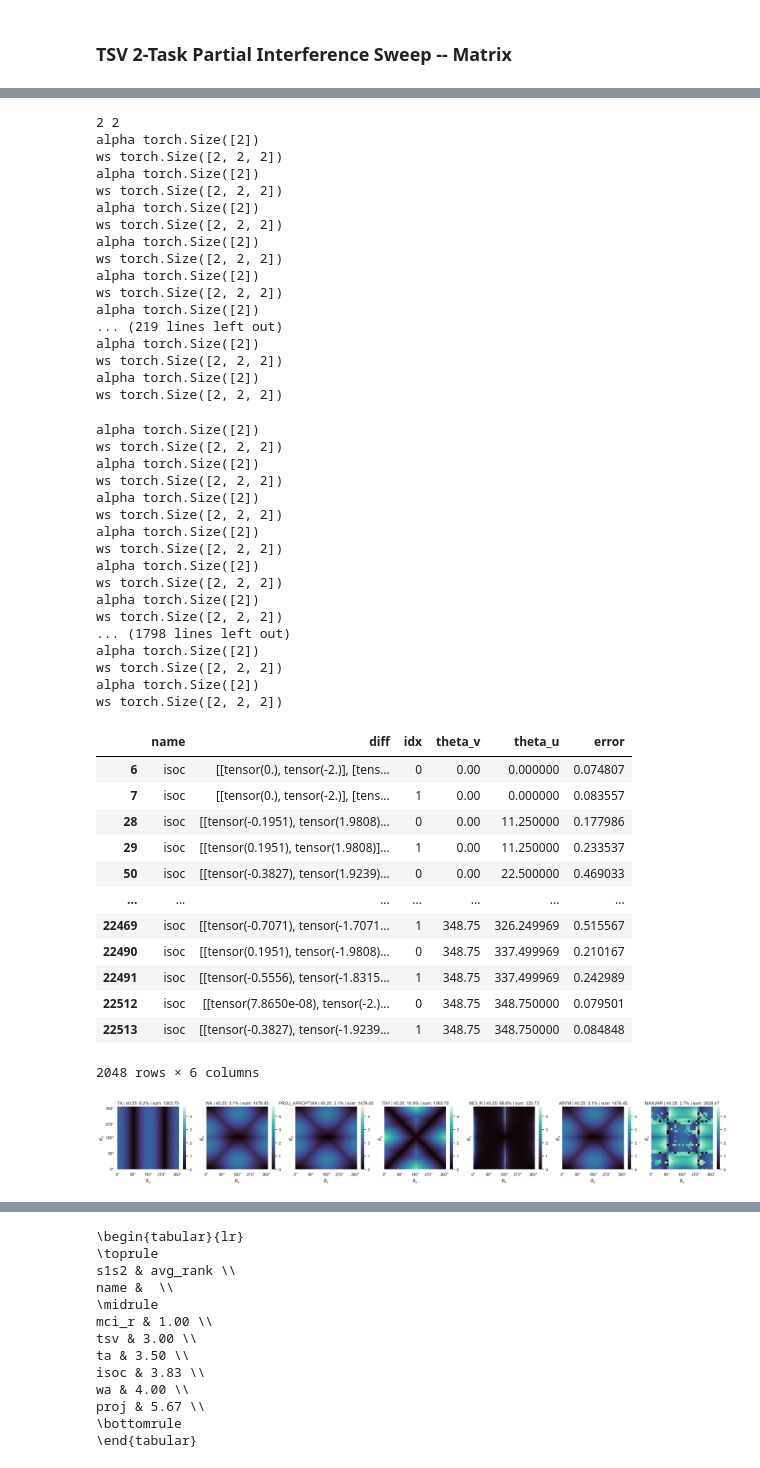
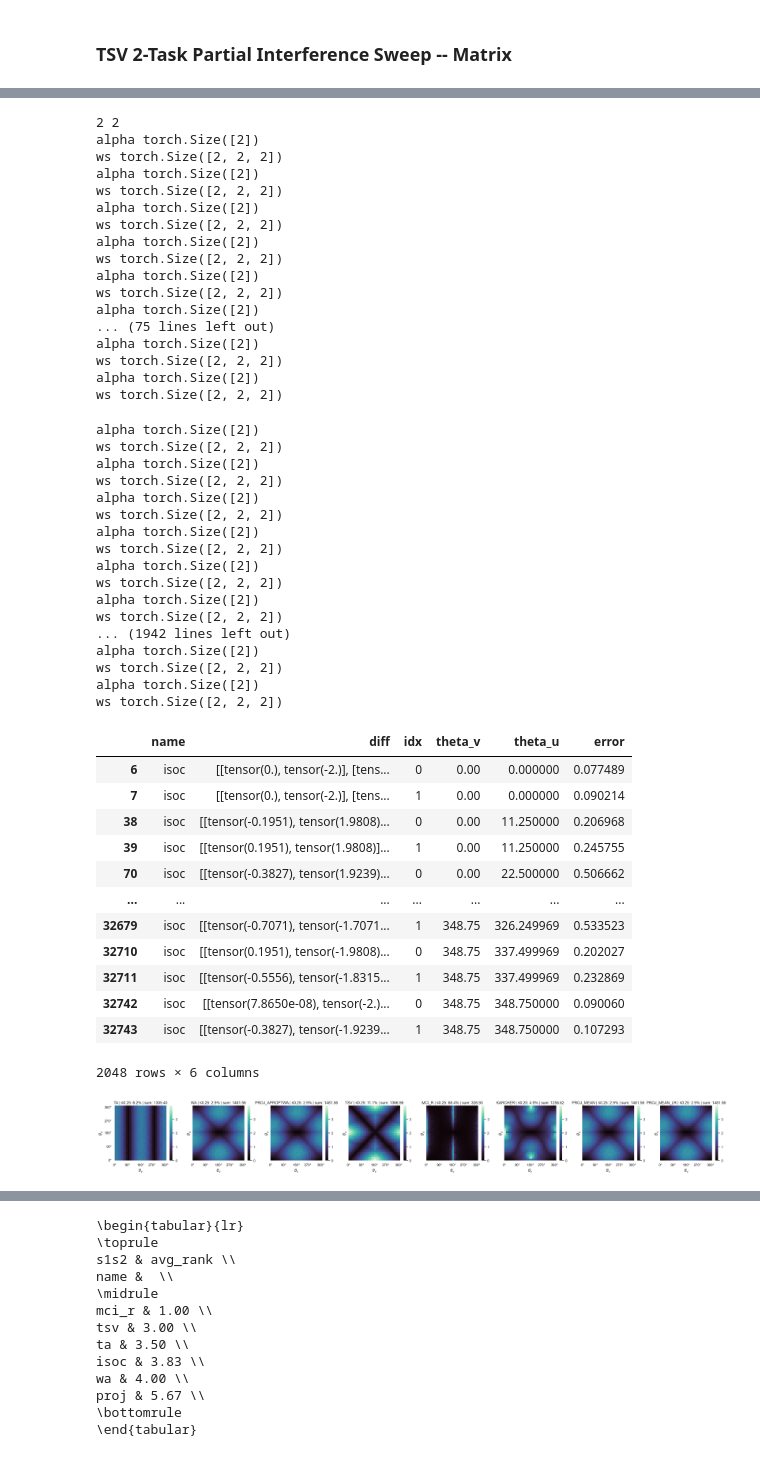
Before and after one commit to AntoAndGar/task_singular_vectors, a Jupyter notebook: anaylsis.ipynb, the cells around one changed output, grey strips where cells are left out. Saved outputs shown, nothing was run; the diff lists cells and outputs as text; code cells hidden in the pictures.

Commit message:
Update merge methods

```diff
--- a/anaylsis.ipynb
+++ b/anaylsis.ipynb
@@ -1188,7 +1596,7 @@ def make_interference_data(s1, s2, verbose=False, data_type='disentangled'):
         w_tsv = torch.einsum('i,j->ij', uo0 * s1, vo0) + torch.einsum('i,j->ij', uo1 * s2, vo1)
 
         # ISO-C
-        w_isoc = merge_isoc([w_targ_0, w_targ_1])
+        w_isoc = merge_isoc(torch.stack([w_targ_0, w_targ_1]))
 
         # MCI
         w_mci_r = merge_mci_mats(torch.stack([w_targ_0, w_targ_1]), mode='right')
@@ -1209,6 +1617,19 @@ def make_interference_data(s1, s2, verbose=False, data_type='disentangled'):
 
         # Maxvar
         w_maxvar = merge_maxvar(torch.stack([w_targ_0, w_targ_1]))
+
+        # Wmean
+        w_wmean = merge_weighted_mean(torch.stack([w_targ_0, w_targ_1]))
+
+        # Decoupled
+        w_decoupled = merge_decoupled(torch.stack([w_targ_0, w_targ_1]))
+
+        # Karcher
+        w_karcher = karcher_merge_tensors(torch.stack([w_targ_0, w_targ_1]))
+
+        # Project mean
+        w_proj_mean = merge_project_mean(torch.stack([w_targ_0, w_targ_1]), mode="both")
+        w_proj_mean_lr = merge_project_mean(torch.stack([w_targ_0, w_targ_1]), mode="both", low_rank=True)
 
         errors = [
             {'name': 'ta', 'diff': w_ta - w_targ_0, "idx": 0},
@@ -1240,6 +1661,21 @@ def make_interference_data(s1, s2, verbose=False, data_type='disentangled'):
             # maxvar
             {'name': 'maxvar', 'diff': w_maxvar - w_targ_0, "idx": 0},
             {'name': 'maxvar', 'diff': w_maxvar - w_targ_1, "idx": 1},
+            # wmean
+            {'name': 'wmean', 'diff': w_wmean - w_targ_0, "idx": 0},
+            {'name': 'wmean', 'diff': w_wmean - w_targ_1, "idx": 1},
+            # decoupled
+            {'name': 'decoupled', 'diff': w_decoupled - w_targ_0, "idx": 0},
+            {'name': 'decoupled', 'diff': w_decoupled - w_targ_1, "idx": 1},
+            # karcher
+            {'name': 'karcher', 'diff': w_karcher - w_targ_0, "idx": 0},
+            {'name': 'karcher', 'diff': w_karcher - w_targ_1, "idx": 1},
+            # proj mean
+            {'name': 'proj_mean', 'diff': w_proj_mean - w_targ_0, "idx": 0},
+            {'name': 'proj_mean', 'diff': w_proj_mean - w_targ_1, "idx": 1},
+            # proj mean lr
+            {'name': 'proj_mean_lr', 'diff': w_proj_mean_lr - w_targ_0, "idx": 0},
+            {'name': 'proj_mean_lr', 'diff': w_proj_mean_lr - w_targ_1, "idx": 1},
         ]
 
         if verbose:
@@ -1289,7 +1725,7 @@ ws torch.Size([2, 2, 2])
 alpha torch.Size([2])
 ws torch.Size([2, 2, 2])
 alpha torch.Size([2])
-... (219 lines left out)
+... (75 lines left out)
 alpha torch.Size([2])
 ws torch.Size([2, 2, 2])
 alpha torch.Size([2])
@@ -1306,29 +1742,29 @@ alpha torch.Size([2])
 ws torch.Size([2, 2, 2])
 alpha torch.Size([2])
 ws torch.Size([2, 2, 2])
-... (1798 lines left out)
+... (1942 lines left out)
 alpha torch.Size([2])
 ws torch.Size([2, 2, 2])
 alpha torch.Size([2])
 ws torch.Size([2, 2, 2])
 |  | name | diff | idx | theta_v | theta_u | error |
-| 6 | isoc | [[tensor(0.), tensor(-2.)], [tens... | 0 | 0.00 | 0.000000 | 0.074807 |
-| 7 | isoc | [[tensor(0.), tensor(-2.)], [tens... | 1 | 0.00 | 0.000000 | 0.083557 |
-| 28 | isoc | [[tensor(-0.1951), tensor(1.9808)... | 0 | 0.00 | 11.250000 | 0.177986 |
-| 29 | isoc | [[tensor(0.1951), tensor(1.9808)]... | 1 | 0.00 | 11.250000 | 0.233537 |
-| 50 | isoc | [[tensor(-0.3827), tensor(1.9239)... | 0 | 0.00 | 22.500000 | 0.469033 |
+| 6 | isoc | [[tensor(0.), tensor(-2.)], [tens... | 0 | 0.00 | 0.000000 | 0.077489 |
+| 7 | isoc | [[tensor(0.), tensor(-2.)], [tens... | 1 | 0.00 | 0.000000 | 0.090214 |
+| 38 | isoc | [[tensor(-0.1951), tensor(1.9808)... | 0 | 0.00 | 11.250000 | 0.206968 |
+| 39 | isoc | [[tensor(0.1951), tensor(1.9808)]... | 1 | 0.00 | 11.250000 | 0.245755 |
+| 70 | isoc | [[tensor(-0.3827), tensor(1.9239)... | 0 | 0.00 | 22.500000 | 0.506662 |
 | ... | ... | ... | ... | ... | ... | ... |
-| 22469 | isoc | [[tensor(-0.7071), tensor(-1.7071... | 1 | 348.75 | 326.249969 | 0.515567 |
-| 22490 | isoc | [[tensor(0.1951), tensor(-1.9808)... | 0 | 348.75 | 337.499969 | 0.210167 |
-| 22491 | isoc | [[tensor(-0.5556), tensor(-1.8315... | 1 | 348.75 | 337.499969 | 0.242989 |
-| 22512 | isoc | [[tensor(7.8650e-08), tensor(-2.)... | 0 | 348.75 | 348.750000 | 0.079501 |
-| 22513 | isoc | [[tensor(-0.3827), tensor(-1.9239... | 1 | 348.75 | 348.750000 | 0.084848 |
+| 32679 | isoc | [[tensor(-0.7071), tensor(-1.7071... | 1 | 348.75 | 326.249969 | 0.533523 |
+| 32710 | isoc | [[tensor(0.1951), tensor(-1.9808)... | 0 | 348.75 | 337.499969 | 0.202027 |
+| 32711 | isoc | [[tensor(-0.5556), tensor(-1.8315... | 1 | 348.75 | 337.499969 | 0.232869 |
+| 32742 | isoc | [[tensor(7.8650e-08), tensor(-2.)... | 0 | 348.75 | 348.750000 | 0.090060 |
+| 32743 | isoc | [[tensor(-0.3827), tensor(-1.9239... | 1 | 348.75 | 348.750000 | 0.107293 |
 2048 rows × 6 columns
 # %%
 import matplotlib.pyplot as plt
 import numpy as np
 
-methods = ["ta", "wa", "proj_aproptwa", "tsv", "mci_r", "asym", "maxvar"]
+methods = ["ta", "wa", "proj_aproptwa", "tsv", "mci_r", "karcher", "proj_mean", "proj_mean_lr"]
 thr = 0.25
 n_steps = len(theta_range)
 
@@ -1348,34 +1784,34 @@ fig, axes = plt.subplots(
     1, len(methods),
     figsize=(3.5 * len(methods), 3.5),
     sharex=True, sharey=True
 )
 
 for ax, m, Z in zip(axes, methods, Zs):
     ok = Z < thr
     sns.heatmap(
         Z,
         cmap="mako",
         vmin=vmin, vmax=vmax,   # <-- shared scale
         cbar=True,
         ax=ax
     )
 
     pct = ok.mean() * 100
     ax.set(
         title=f"{m.upper()} | ≤{thr:.2f}: {pct:.1f}% | sum: {Z.sum():.2f}",
         xlabel=r"$\theta_v$", ylabel=r"$\theta_u$"
     )
     ax.invert_yaxis()
     ax.set(
         xticks=ticks, yticks=ticks,
         xticklabels=labels, yticklabels=labels
     )
 
 plt.tight_layout()
 plt.savefig(f"results/interference_heatmap_2d_s1{s1}_s2{s2}.pdf", dpi=600, bbox_inches="tight")
 plt.show()
 # %% [output]
-[figure, old version]
+[figure, new version]
 # %%
 # WARNING: This takes a while to run
 # Creates a dataframe for each (s1,s2) pair
```
Also changed, not shown: parts of 12 cells of this notebook, 3 other files.
